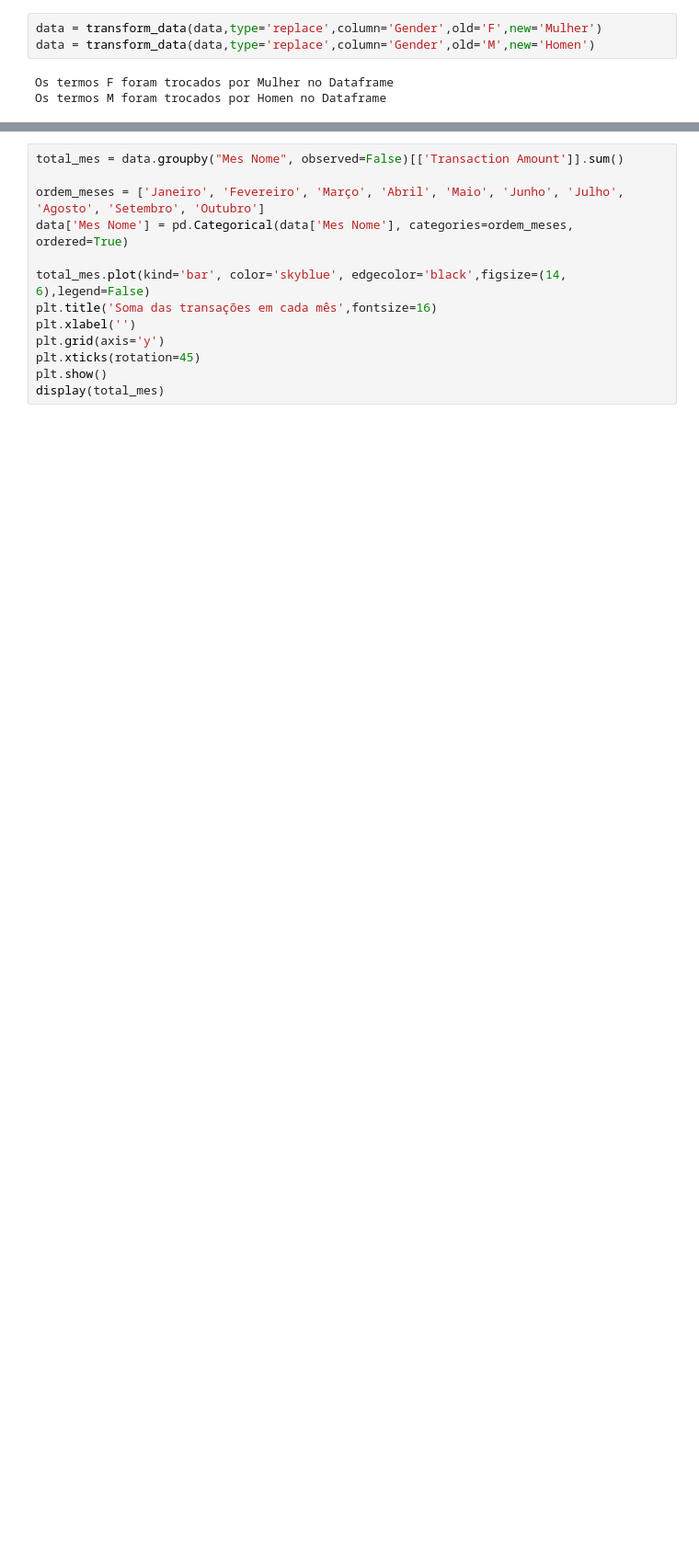
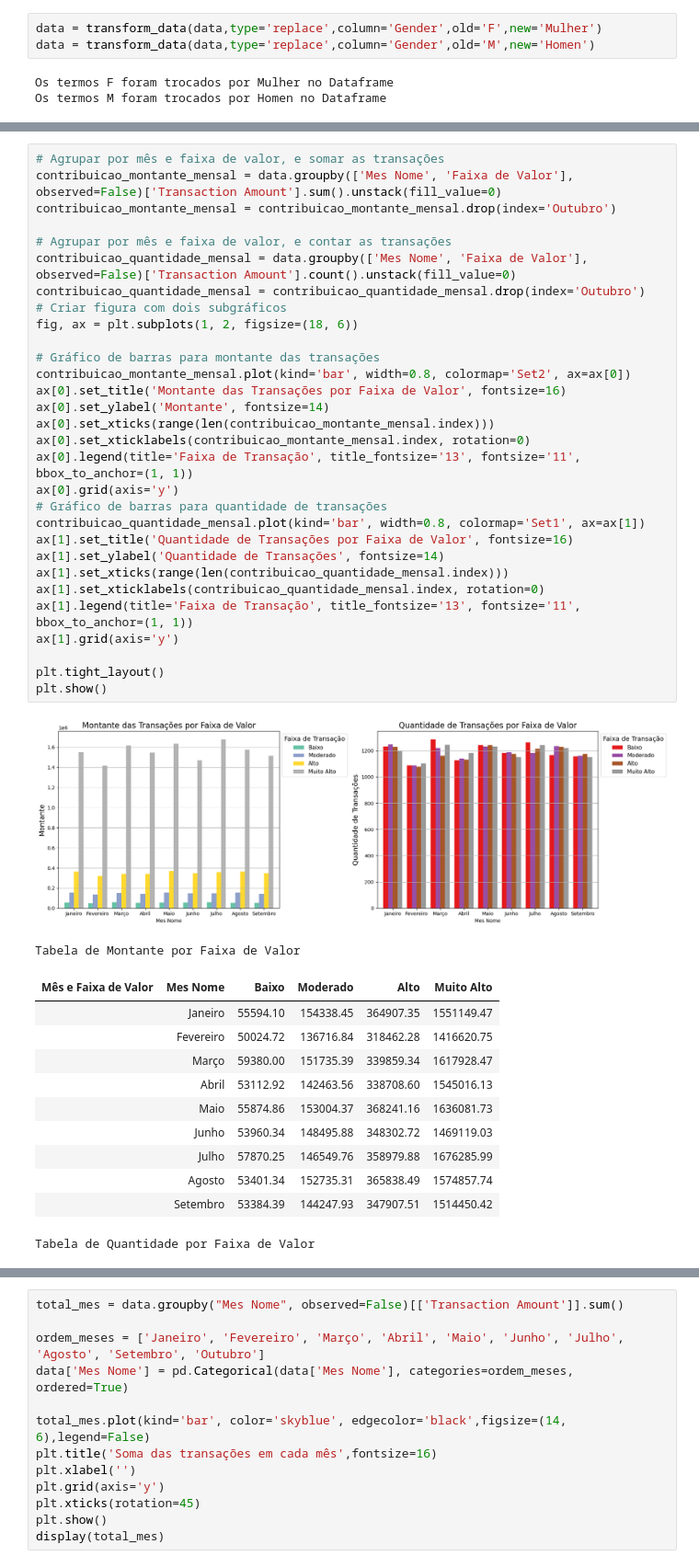
Before and after one commit to CesarMancioSilva/poo_monte_carlo, a Jupyter notebook: analysis_notebook.ipynb, the cells around one changed output, grey strips where cells are left out. Shown at 92% size. Saved outputs shown, nothing was run; the diff lists cells and outputs as text; blank space fills up the shorter version.

```diff
--- a/analysis_notebook.ipynb
+++ b/analysis_notebook.ipynb
@@ -442,0 +121,44 @@ Esta análise fornece uma visão geral sobre o comportamento dos consumidores em
+# %%
+# Agrupar por mês e faixa de valor, e somar as transações
+contribuicao_montante_mensal = data.groupby(['Mes Nome', 'Faixa de Valor'], observed=False)['Transaction Amount'].sum().unstack(fill_value=0)
+contribuicao_montante_mensal = contribuicao_montante_mensal.drop(index='Outubro')
+
+# Agrupar por mês e faixa de valor, e contar as transações
+contribuicao_quantidade_mensal = data.groupby(['Mes Nome', 'Faixa de Valor'], observed=False)['Transaction Amount'].count().unstack(fill_value=0)
+contribuicao_quantidade_mensal = contribuicao_quantidade_mensal.drop(index='Outubro')
+# Criar figura com dois subgráficos
+fig, ax = plt.subplots(1, 2, figsize=(18, 6))
+
+# Gráfico de barras para montante das transações
+contribuicao_montante_mensal.plot(kind='bar', width=0.8, colormap='Set2', ax=ax[0])
+ax[0].set_title('Montante das Transações por Faixa de Valor', fontsize=16)
+ax[0].set_ylabel('Montante', fontsize=14)
+ax[0].set_xticks(range(len(contribuicao_montante_mensal.index)))
+ax[0].set_xticklabels(contribuicao_montante_mensal.index, rotation=0)
+ax[0].legend(title='Faixa de Transação', title_fontsize='13', fontsize='11', bbox_to_anchor=(1, 1))
+ax[0].grid(axis='y')
+# Gráfico de barras para quantidade de transações
+contribuicao_quantidade_mensal.plot(kind='bar', width=0.8, colormap='Set1', ax=ax[1])
+ax[1].set_title('Quantidade de Transações por Faixa de Valor', fontsize=16)
+ax[1].set_ylabel('Quantidade de Transações', fontsize=14)
+ax[1].set_xticks(range(len(contribuicao_quantidade_mensal.index)))
+ax[1].set_xticklabels(contribuicao_quantidade_mensal.index, rotation=0)
+ax[1].legend(title='Faixa de Transação', title_fontsize='13', fontsize='11', bbox_to_anchor=(1, 1))
+ax[1].grid(axis='y')
+
+plt.tight_layout()
+plt.show()
+# %% [output]
+[figure, added]
+Tabela de Montante por Faixa de Valor
+| Mês e Faixa de Valor | Mes Nome | Baixo | Moderado | Alto | Muito Alto |
+|  | Janeiro | 55594.10 | 154338.45 | 364907.35 | 1551149.47 |
+|  | Fevereiro | 50024.72 | 136716.84 | 318462.28 | 1416620.75 |
+|  | Março | 59380.00 | 151735.39 | 339859.34 | 1617928.47 |
+|  | Abril | 53112.92 | 142463.56 | 338708.60 | 1545016.13 |
+|  | Maio | 55874.86 | 153004.37 | 368241.16 | 1636081.73 |
+|  | Junho | 53960.34 | 148495.88 | 348302.72 | 1469119.03 |
+|  | Julho | 57870.25 | 146549.76 | 358979.88 | 1676285.99 |
+|  | Agosto | 53401.34 | 152735.31 | 365838.49 | 1574857.74 |
+|  | Setembro | 53384.39 | 144247.93 | 347907.51 | 1514450.42 |
+Tabela de Quantidade por Faixa de Valor
```
Also changed, not shown: parts of 20 cells of this notebook, 1 other file.
